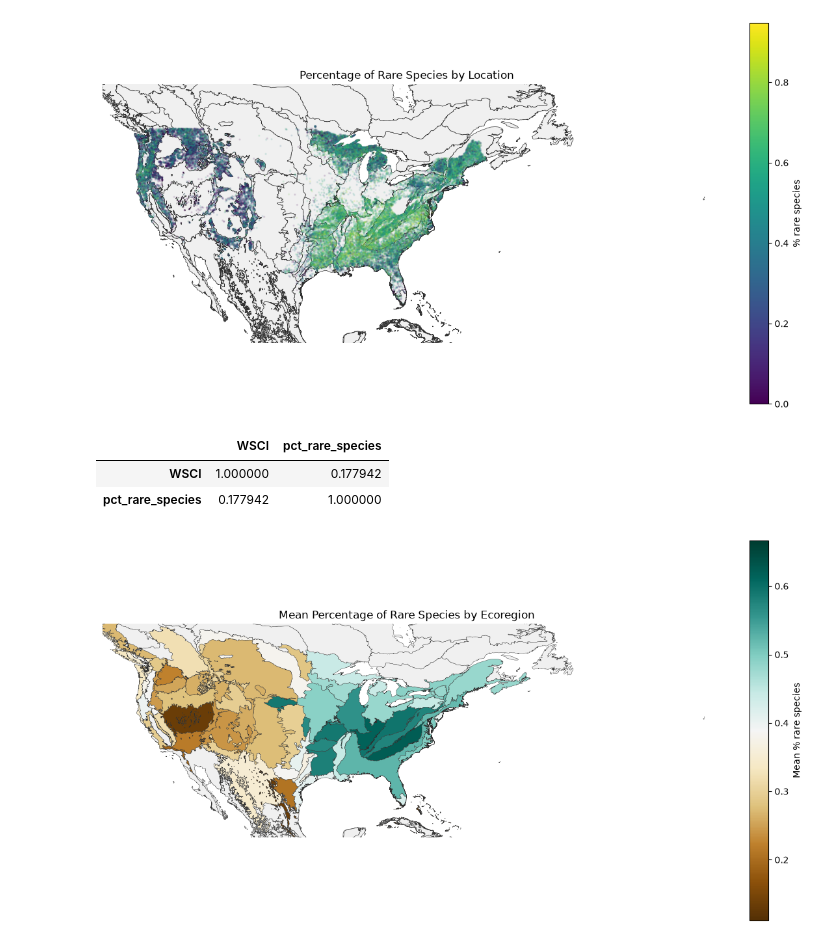
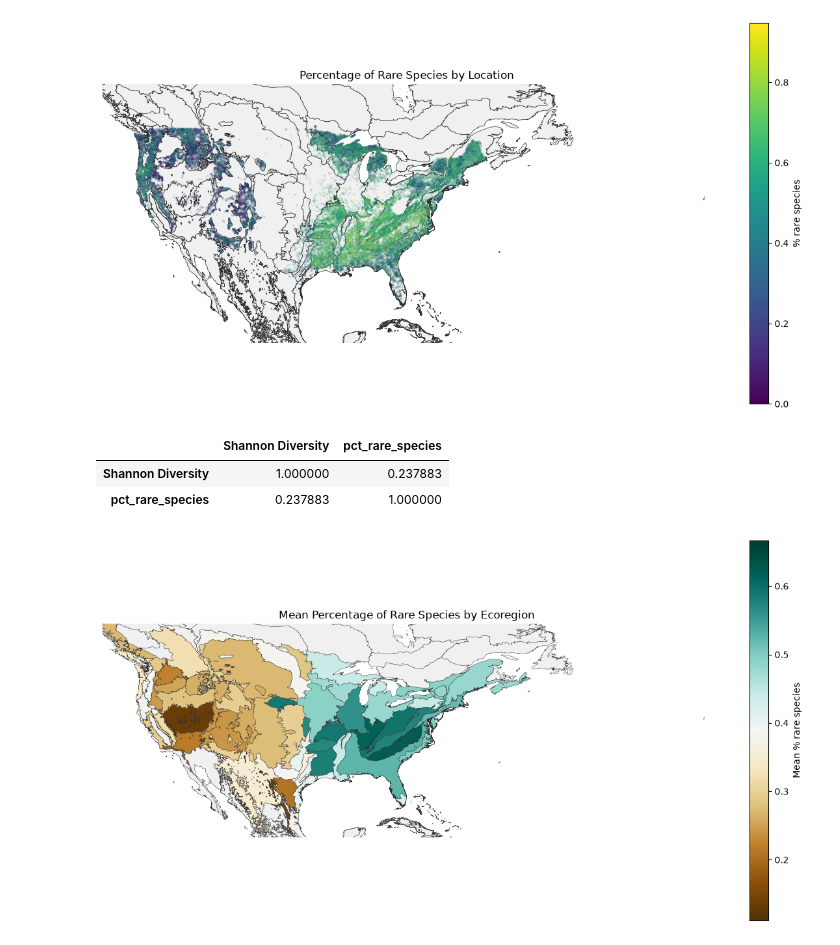
Before and after one commit to qiulinlx/FD_Stability, a Jupyter notebook: scratch.ipynb, the cells around one changed output. Saved outputs shown, nothing was run; the diff lists cells and outputs as text; code cells hidden in the pictures.

```diff
--- a/scratch.ipynb
+++ b/scratch.ipynb
@@ -108,8 +168,8 @@ plt.show()
 # %% [output]
 [figure]
 # %%
-fd_df[['WSCI', "pct_rare_species"]].corr()
+fd_df[['Shannon Diversity', "pct_rare_species"]].corr()
 # %% [output]
-|  | WSCI | pct_rare_species |
-| WSCI | 1.000000 | 0.177942 |
-| pct_rare_species | 0.177942 | 1.000000 |
+|  | Shannon Diversity | pct_rare_species |
+| Shannon Diversity | 1.000000 | 0.237883 |
+| pct_rare_species | 0.237883 | 1.000000 |
```
Also changed, not shown: parts of 10 cells of this notebook, 18 other files.
